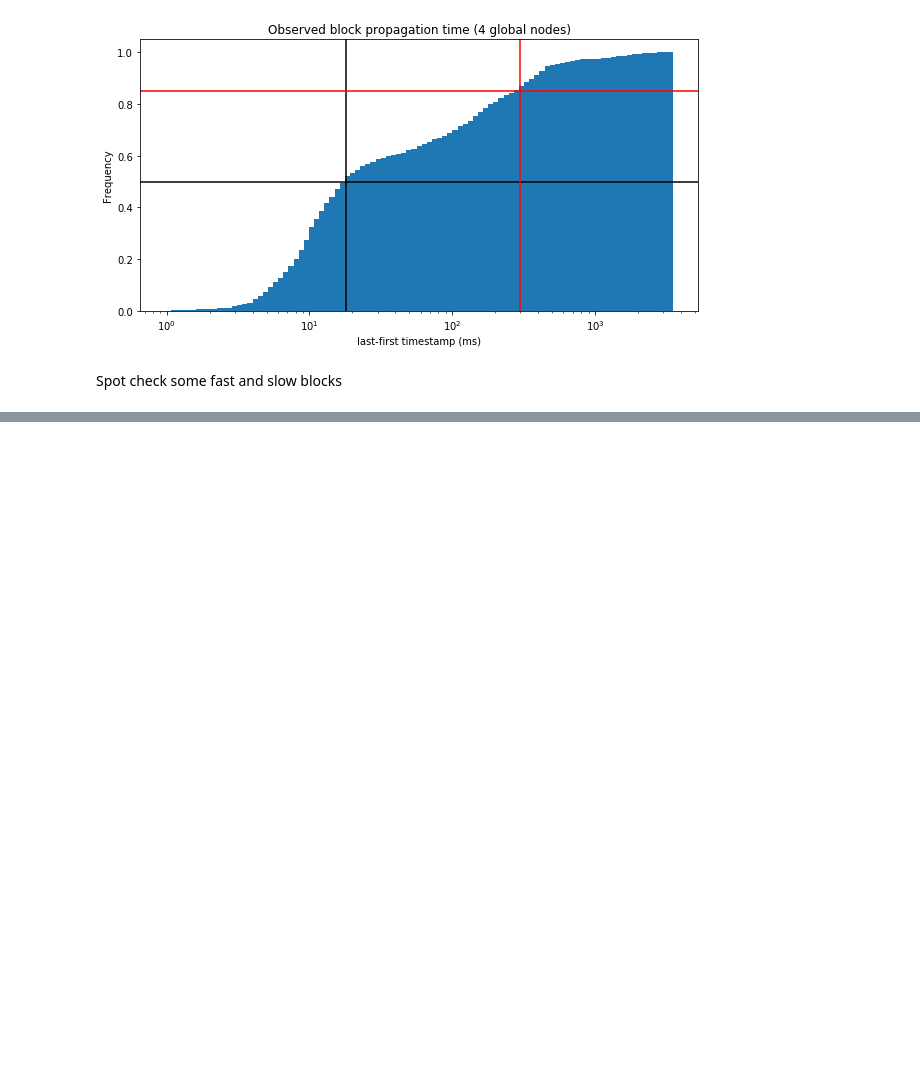
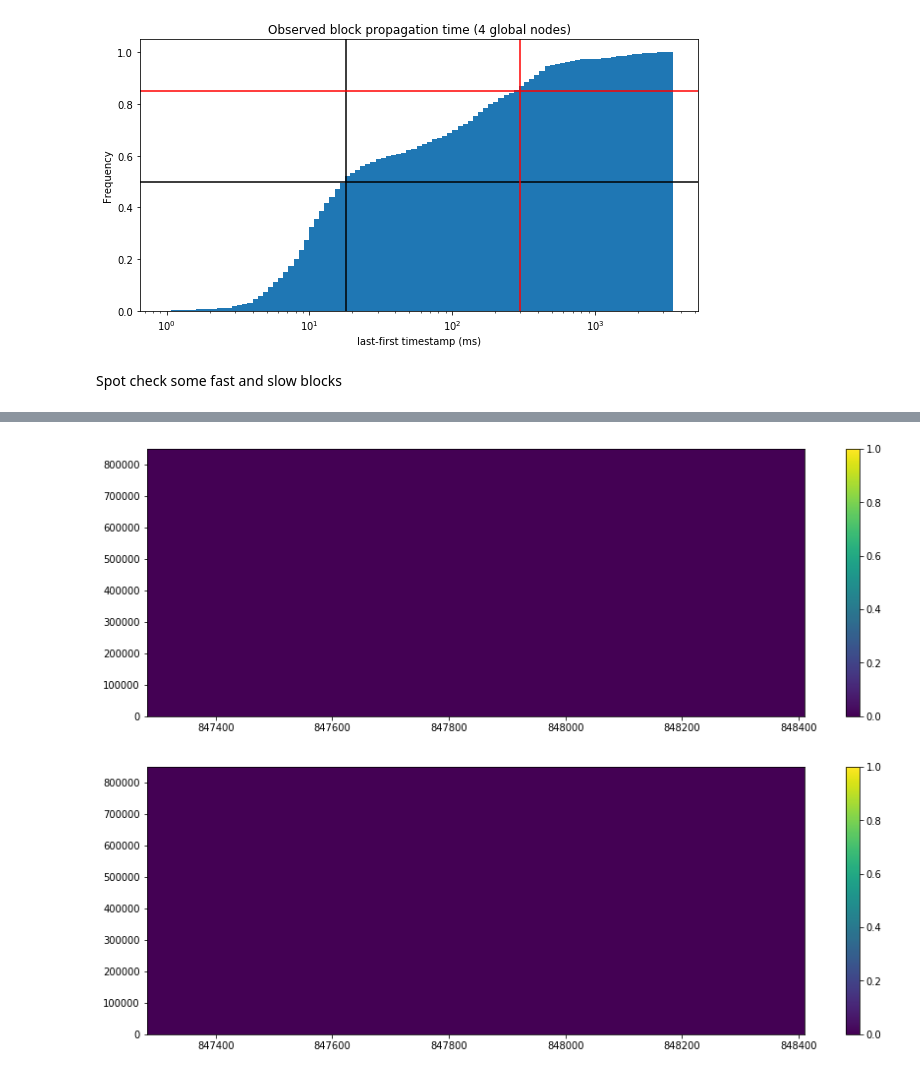
Before and after one commit to Mitchellpkt/observatory_data_analysis, a Jupyter notebook: global_data/multi_node_analysis.ipynb, the cells around one changed output, grey strips where cells are left out. Cells and saved outputs as stored; diff of their text form; code cells hidden in the pictures; blank space fills up the shorter version.

Commit message:
added ymax (broken!)
Added broken ymax

```diff
--- a/global_data/multi_node_analysis.ipynb
+++ b/global_data/multi_node_analysis.ipynb
@@ -207,16 +207,23 @@ global_df.sort_values(by='global_prop_time').tail()
 | 00000000025b45c144ea5ff636eb2fb16... | 1.590756e+09 | 1.590756e+09 | 13.772 | 1.590756e+09 | 1.590759e+09 | 3008.781 | 1.590756e+09 | ... |
 | 000000000023f66bddc3710f0be6b0ec8... | 1.590756e+09 | 1.590756e+09 | 422.472 | 1.590756e+09 | 1.590759e+09 | 3495.512 | 1.590756e+09 | ... |
 # %%
-def Heatmap(x, y, LinBins = (60,60), LogBins = (60,60), title = '', xlabel = '', ylabel = '', yscale = 'linear', xscale = 'linear', onlyplot = '', vmax = 'auto', vmin = 0, clabel=''):
+def Heatmap(x, y, LinBins = (60,60), LogBins = (60,60), title = '', xlabel = '', ylabel = '', yscale = 'linear', xscale = 'linear', onlyplot = '', vmax = 'auto', vmin = 0, clabel='', ymax = 'auto'):
     # import numpy as np
     # import matplotlib.pyplot as plt
     # MPKT 2019.06
+
+    # Note that this function cannot handle NaNs at the moment
+
+    if ymax == 'auto':
+        ymax_val = np.log10(int(np.max(x)))
+    else:
+        ymax_val = ymax
 
     # Log plot
     if not onlyplot == 'linear':
         fig = plt.figure(figsize=(15,5), facecolor='white')
         if len(LogBins) == 2:
-            yedges = np.logspace(np.log10(1),np.log10(int(np.max(x))), LogBins[1])
+            yedges = np.logspace(np.log10(1),ymax_val, LogBins[1])
         H, xedges, yedges = np.histogram2d(list(x),list(y), bins=(LogBins[1],yedges))
 
         # H needs to be rotated and flipped
@@ -237,3 +244,10 @@ def Heatmap(x, y, LinBins = (60,60), LogBins = (60,60), title = '', xlabel = '',
         plt.show()
 
         return fig
+# %%
+global_df_clean = global_df.dropna()
+global_df_clean = global_df_clean[global_df_clean['global_prop_time']<1000]
+Heatmap(x=global_df_clean['Height'], y=global_df_clean['global_prop_time'], vmax = 1)
+# %% [output]
+[figure, added]
+[figure, added]
```
Also changed, not shown: parts of 1 cell of this notebook.
